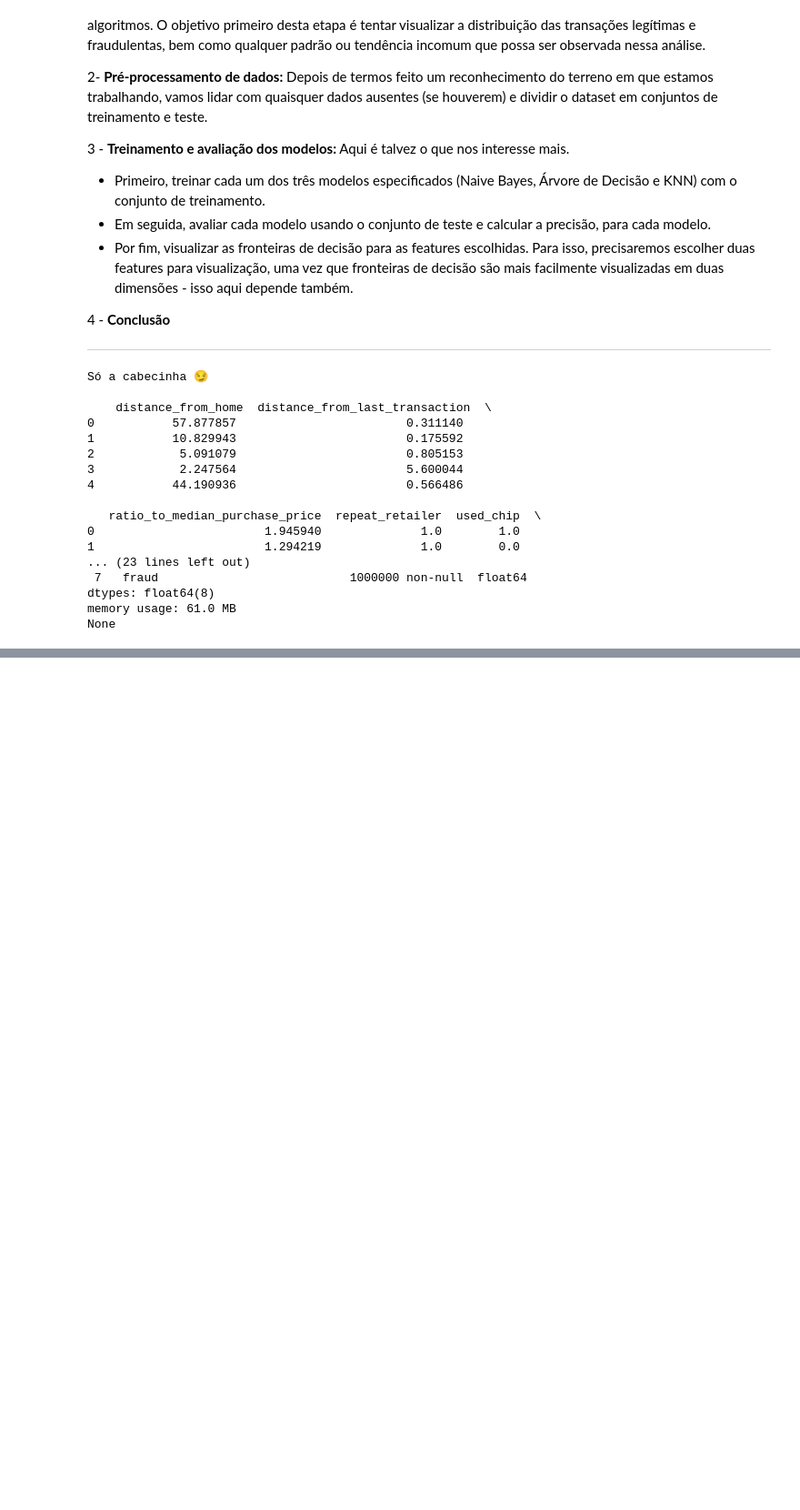
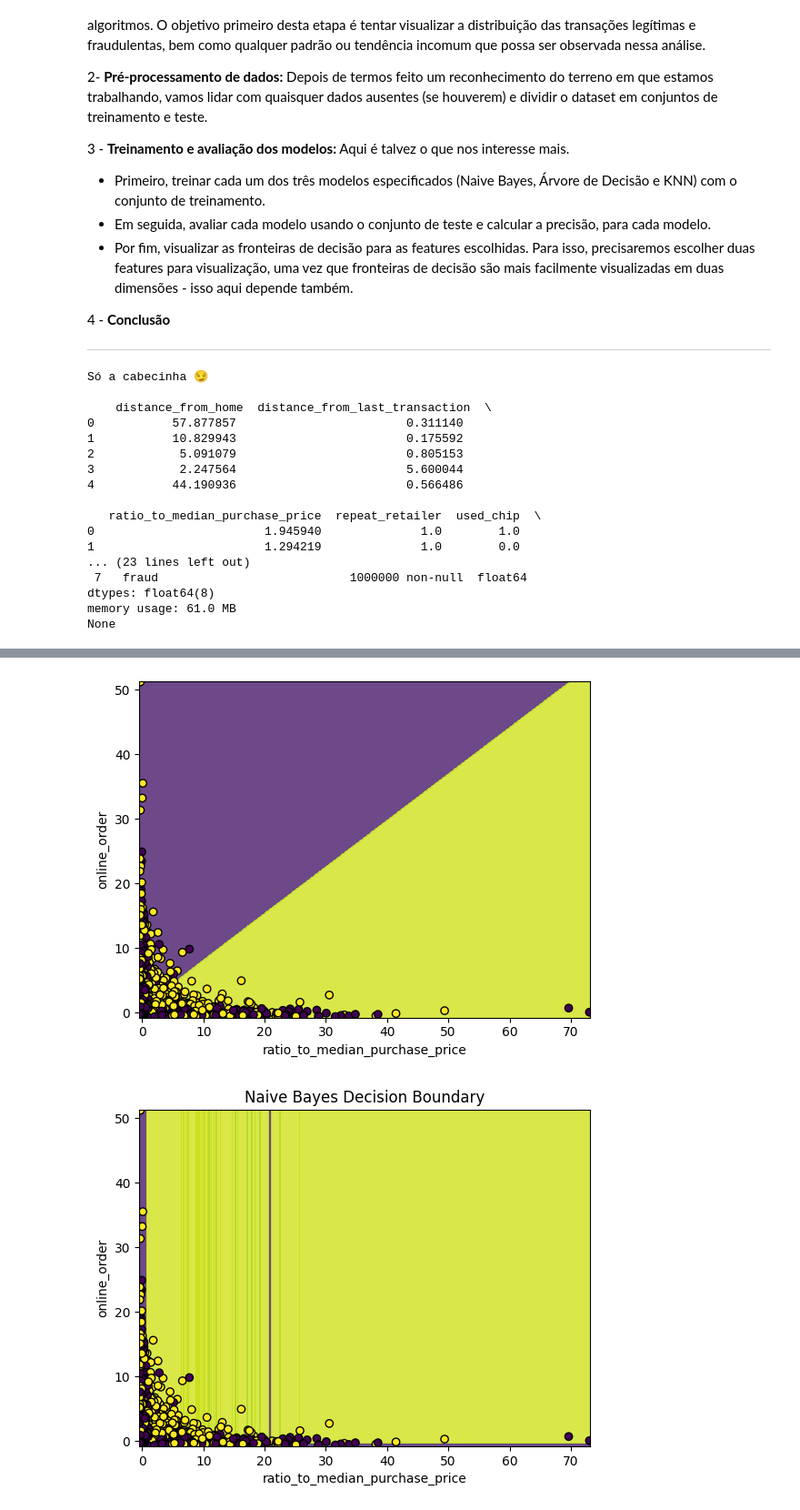
Before and after one commit to emanuelcatao/CreditCardFraud, a Jupyter notebook: CreditCard_Fraud.ipynb, the cells around one changed output, grey strips where cells are left out. Shown at 91% size. Cells and saved outputs as stored; diff of their text form; code cells hidden in the pictures; blank space fills up the shorter version.

```diff
--- a/CreditCard_Fraud.ipynb
+++ b/CreditCard_Fraud.ipynb
@@ -71,0 +248,14 @@ Name: fraud, dtype: float64
+# %%
+from sklearn.neighbors import KNeighborsClassifier
+
+# Inicializar e treinar o modelo KNN
+knn_model = KNeighborsClassifier()
+knn_model.fit(X_train_scaled, y_train)
+
+# Prever os resultados para o conjunto de teste
+knn_predictions = knn_model.predict(X_test_scaled)
+
+print("\nKNN Results:")
+print("Accuracy:", accuracy_score(y_test, knn_predictions))
+print("AUC:", roc_auc_score(y_test, knn_predictions))
+print(classification_report(y_test, knn_predictions))
@@ -71,0 +408,32 @@ Name: fraud, dtype: float64
+# %%
+import numpy as np
+import matplotlib.pyplot as plt
+
+# Defina as fronteiras de decisão
+def plot_decision_boundary(model, X, y):
+    x_min, x_max = X[:, 0].min() - 0.1, X[:, 0].max() + 0.1
+    y_min, y_max = X[:, 1].min() - 0.1, X[:, 1].max() + 0.1
+    xx, yy = np.meshgrid(np.arange(x_min, x_max, 0.01), np.arange(y_min, y_max, 0.01))
+
+    Z = model.predict(np.c_[xx.ravel(), yy.ravel()])
+    Z = Z.reshape(xx.shape)
+
+    plt.contourf(xx, yy, Z, alpha=0.8)
+    plt.scatter(X[:, 0], X[:, 1], c=y, edgecolors='k', marker='o')
+    plt.xlabel('ratio_to_median_purchase_price')
+    plt.ylabel('online_order')
+    plt.show()
+
+X_selected = X_test_scaled[:, [0, 2]]
+
+plot_decision_boundary(naive_bayes_model, X_selected, y_test)
+plt.title('Naive Bayes Decision Boundary')
+
+plot_decision_boundary(best_tree_clf, X_selected, y_test)
+plt.title('Decision Tree Decision Boundary')
+
+plot_decision_boundary(knn_model, X_selected, y_test)
+plt.title('KNN Decision Boundary')
+# %% [output]
+[figure, added]
+[figure, added]
```
Also changed, not shown: parts of 26 cells of this notebook.
